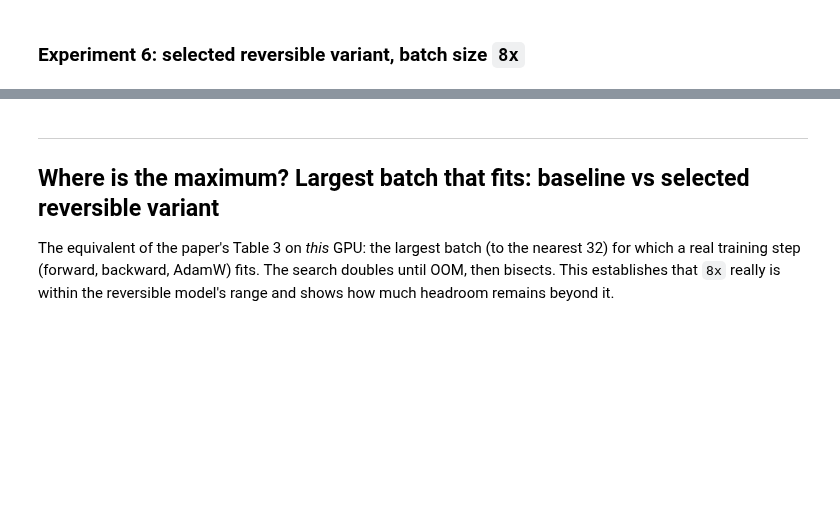
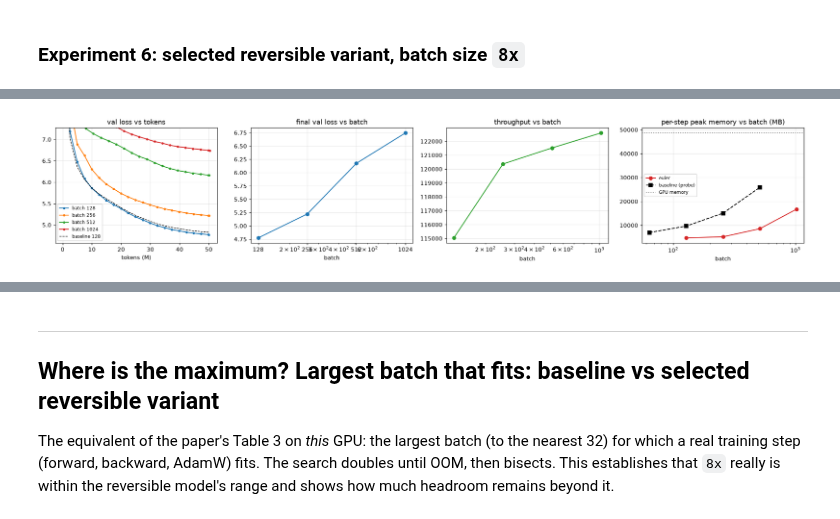
Before and after one commit to RaviNaik/ERA, a Jupyter notebook: v5/session13/reversible_llm_experiments/notebooks/reversible_llm.ipynb, the cells around one changed output, grey strips where cells are left out. Cells and saved outputs as stored; diff of their text form; code cells hidden in the pictures; blank space fills up the shorter version.

```diff
--- a/v5/session13/reversible_llm_experiments/notebooks/reversible_llm.ipynb
+++ b/v5/session13/reversible_llm_experiments/notebooks/reversible_llm.ipynb
@@ -716,37 +1442,79 @@ ok = scale[[RECORDS[l]["summary"]["status"] == "ok" for l in scale_lbls]]
 fig, ax = plt.subplots(1, 4, figsize=(19, 3.8))
 for lbl in ok.index:
     ev = RECORDS[lbl]["evals"]
-    ax[0].plot(np.array(ev["tokens"]) / 1e6, ev["val_loss"], "o-", ms=3, label=f"batch {RECORDS[lbl]['summary']['batch_size']}")
+    ax[0].plot(
+        np.array(ev["tokens"]) / 1e6,
+        ev["val_loss"],
+        "o-",
+        ms=3,
+        label=f"batch {RECORDS[lbl]['summary']['batch_size']}",
+    )
 ev = RECORDS[LBL_BASE]["evals"]
-ax[0].plot(np.array(ev["tokens"]) / 1e6, ev["val_loss"], "k--", lw=1, label=f"baseline {BATCH_X}")
-ax[0].set(title="val loss vs tokens", xlabel="tokens (M)", ylim=(ok.final_val_loss.min() - 0.2, ok.final_val_loss.min() + 2.5))
+ax[0].plot(
+    np.array(ev["tokens"]) / 1e6,
+    ev["val_loss"],
+    "k--",
+    lw=1,
+    label=f"baseline {BATCH_X}",
+)
+ax[0].set(
+    title="val loss vs tokens",
+    xlabel="tokens (M)",
+    ylim=(ok.final_val_loss.min() - 0.2, ok.final_val_loss.min() + 2.5),
+)
 ax[0].legend(fontsize=8)
-ax[1].plot(ok.batch_size, ok.final_val_loss, "o-"); ax[1].set(title="final val loss vs batch", xlabel="batch", xscale="log", xticks=list(ok.batch_size), xticklabels=list(ok.batch_size))
-ax[2].plot(ok.batch_size, ok.mean_tokens_per_sec, "o-", color="tab:green"); ax[2].set(title="throughput vs batch", xlabel="batch", xscale="log")
-ax[3].plot(ok.batch_size, ok.peak_step_memory_mb, "o-", color="tab:red", label=f"{WINNER}")
+ax[1].plot(ok.batch_size, ok.final_val_loss, "o-")
+ax[1].set(
+    title="final val loss vs batch",
+    xlabel="batch",
+    xscale="log",
+    xticks=list(ok.batch_size),
+    xticklabels=list(ok.batch_size),
+)
+ax[2].plot(ok.batch_size, ok.mean_tokens_per_sec, "o-", color="tab:green")
+ax[2].set(title="throughput vs batch", xlabel="batch", xscale="log")
+ax[3].plot(
+    ok.batch_size, ok.peak_step_memory_mb, "o-", color="tab:red", label=f"{WINNER}"
+)
 if len(probe_df):
     bp = probe_df[(probe_df.variant == "baseline") & probe_df.fits]
-    ax[3].plot(bp.batch_size, bp.peak_memory_mb, "s--", color="k", label="baseline (probe)")
+    ax[3].plot(
+        bp.batch_size, bp.peak_memory_mb, "s--", color="k", label="baseline (probe)"
+    )
 if GPU_TOTAL_MB:
     ax[3].axhline(GPU_TOTAL_MB, color="gray", ls=":", label="GPU memory")
-ax[3].set(title="per-step peak memory vs batch (MB)", xlabel="batch", xscale="log"); ax[3].legend(fontsize=8)
-fig.tight_layout(); plt.show()
+ax[3].set(title="per-step peak memory vs batch (MB)", xlabel="batch", xscale="log")
+ax[3].legend(fontsize=8)
+fig.tight_layout()
+plt.show()
 
 rows = []
 for lbl in scale_lbls:
     s = RECORDS[lbl]["summary"]
     if s["status"] != "ok":
-        rows.append(f"| {s['batch_size']} | {s['total_steps']} | **{s['status']}** | | | | |")
+        rows.append(
+            f"| {s['batch_size']} | {s['total_steps']} | **{s['status']}** | | | | |"
+        )
         continue
-    rows.append(f"| {s['batch_size']} | {s['total_steps']} | {s['final_val_loss']:.4f} | {s['final_val_accuracy'] * 100:.2f}% | "
-                f"{s['mean_tokens_per_sec']:,.0f} | {s['peak_step_memory_mb']:,.0f} | {s['wall_clock_s'] / 60:.1f} |")
+    rows.append(
+        f"| {s['batch_size']} | {s['total_steps']} | {s['final_val_loss']:.4f} | {s['final_val_accuracy'] * 100:.2f}% | "
+        f"{s['mean_tokens_per_sec']:,.0f} | {s['peak_step_memory_mb']:,.0f} | {s['wall_clock_s'] / 60:.1f} |"
+    )
 x0, x8 = RECORDS[winner_lbl]["summary"], RECORDS[LBL_8X]["summary"]
-text = ["| batch | steps | val loss | val acc | tokens/s | peak MB | wall clock (min) |", "|---|---|---|---|---|---|---|", *rows, ""]
+text = [
+    "| batch | steps | val loss | val acc | tokens/s | peak MB | wall clock (min) |",
+    "|---|---|---|---|---|---|---|",
+    *rows,
+    "",
+]
 if x8["status"] == "ok":
-    text.append(f"From `x` to `8x`: throughput **{_pct(x8['mean_tokens_per_sec'], x0['mean_tokens_per_sec']):+.1f}%**, "
-                f"peak memory **{_pct(x8['peak_step_memory_mb'], x0['peak_step_memory_mb']):+.1f}%** "
-                f"({x8['peak_step_memory_mb'] / 1024:.1f} GB), val loss **{x8['final_val_loss'] - x0['final_val_loss']:+.4f}** "
-                f"with {x0['total_steps'] // max(1, x8['total_steps'])}x fewer optimizer steps. "
-                f"Relative to the **baseline at x**, `8x` uses {_pct(x8['peak_step_memory_mb'], b['peak_step_memory_mb']):+.1f}% "
-                f"peak memory for 8x the batch.")
+    text.append(
+        f"From `x` to `8x`: throughput **{_pct(x8['mean_tokens_per_sec'], x0['mean_tokens_per_sec']):+.1f}%**, "
+        f"peak memory **{_pct(x8['peak_step_memory_mb'], x0['peak_step_memory_mb']):+.1f}%** "
+        f"({x8['peak_step_memory_mb'] / 1024:.1f} GB), val loss **{x8['final_val_loss'] - x0['final_val_loss']:+.4f}** "
+        f"with {x0['total_steps'] // max(1, x8['total_steps'])}x fewer optimizer steps. "
+        f"Relative to the **baseline at x**, `8x` uses {_pct(x8['peak_step_memory_mb'], b['peak_step_memory_mb']):+.1f}% "
+        f"peak memory for 8x the batch."
+    )
 display(Markdown("\n".join(text)))
+# %% [output]
@@ -752,0 +1526 @@ display(Markdown("\n".join(text)))
+[figure, added]
```
Also changed, not shown: parts of 26 cells of this notebook, 22 other files.
